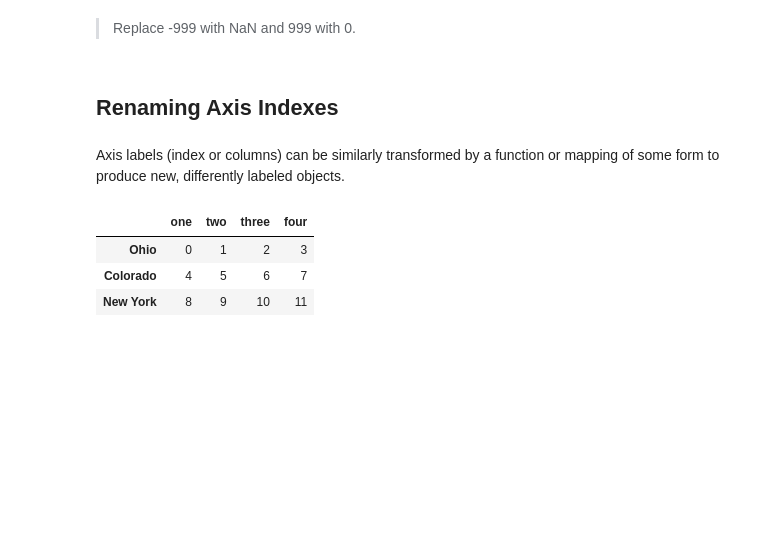
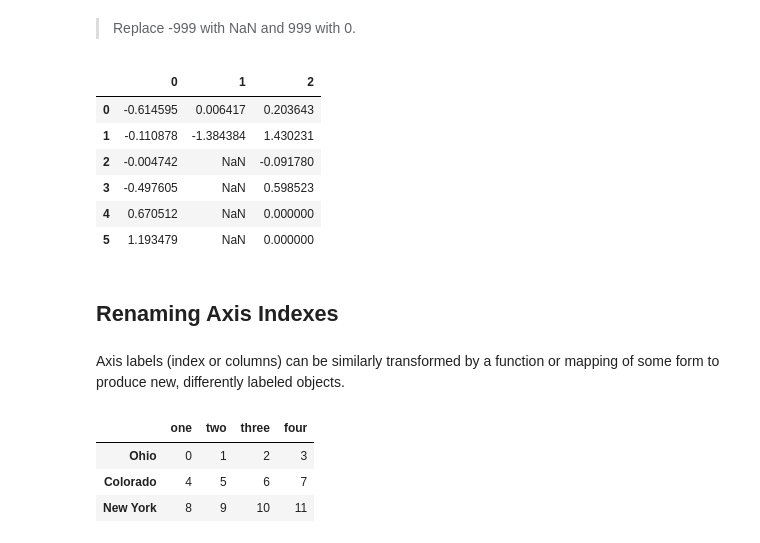
Before and after one commit to jefflyt/5m-data-1.8-eda-basic, a Jupyter notebook: notebooks/eda_basic_lesson.ipynb, the cells around one changed output. Cells and saved outputs as stored; diff of their text form; code cells hidden in the pictures; blank space fills up the shorter version.

```diff
--- a/notebooks/eda_basic_lesson.ipynb
+++ b/notebooks/eda_basic_lesson.ipynb
@@ -611,5 +613,15 @@ df
 # %% [markdown]
 > Replace -999 with NaN and 999 with 0.
+# %%
+df.replace({-999: np.nan, 999: 0})
+# %% [output]
+|  | 0 | 1 | 2 |
+| 0 | -0.614595 | 0.006417 | 0.203643 |
+| 1 | -0.110878 | -1.384384 | 1.430231 |
+| 2 | -0.004742 | NaN | -0.091780 |
+| 3 | -0.497605 | NaN | 0.598523 |
+| 4 | 0.670512 | NaN | 0.000000 |
+| 5 | 1.193479 | NaN | 0.000000 |
 # %% [markdown]
 ## Renaming Axis Indexes
 # %% [markdown]
```
Also changed, not shown: parts of 94 cells of this notebook.
